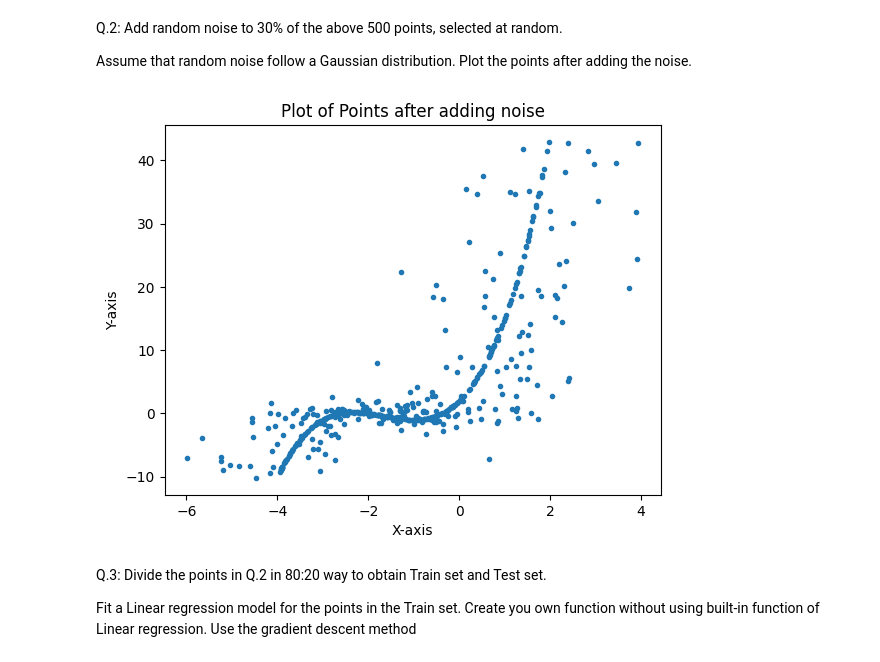
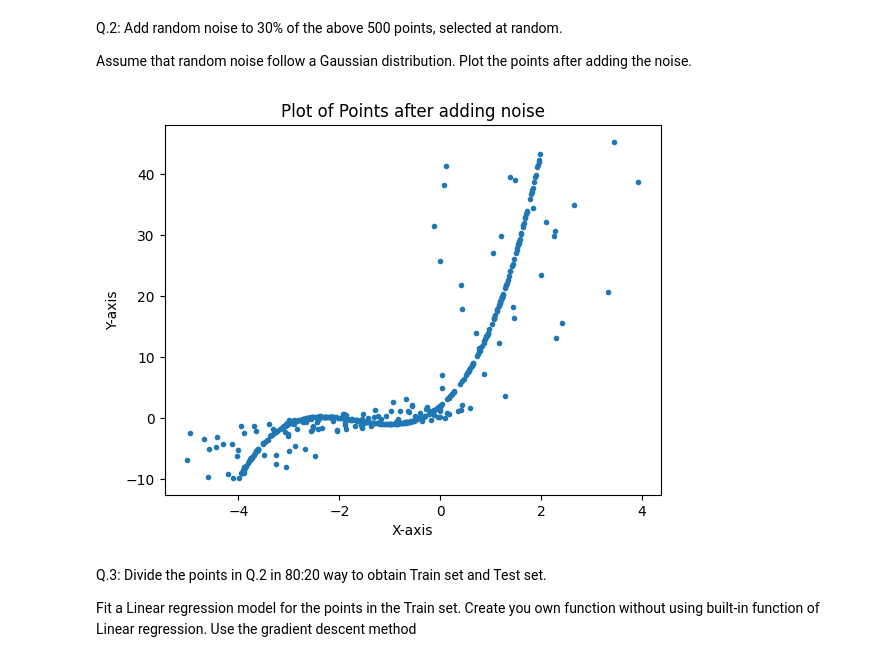
Before and after one commit to pa1kumarCSML/CourseWork, a Jupyter notebook: m220357cs_pavan_data_analytics.ipynb, the cells around one changed output. Cells and saved outputs as stored; diff of their text form; code cells hidden in the pictures.

```diff
--- a/m220357cs_pavan_data_analytics.ipynb
+++ b/m220357cs_pavan_data_analytics.ipynb
@@ -40,29 +40,30 @@ Assume that random noise follow a Gaussian distribution. Plot the points after a
 # %%
 import random
 import matplotlib.pyplot as plt
 
 
 # 30% in 500 is 150.
 
 def generateNoise(): #generates noise
     return random.gauss(0,1)
 
 def addNoise(i):
-    x_points[i] += generateNoise()
-    y_points[i] += generateNoise()
+    noise = generateNoise()
+    x_points[i] += noise
+    y_points[i] += noise
 
 indices_to_add_noise = random.sample(range(500), 150) #generate 150 random indices
 
 for index in indices_to_add_noise:
     addNoise(index)
 
 plt.plot(x_points, y_points,".")
 plt.xlabel('X-axis')
 plt.ylabel('Y-axis')
 plt.title('Plot of Points after adding noise')
 plt.show()
 # %% [output]
-[figure, old version]
+[figure, new version]
 # %% [markdown]
 Q.3: Divide the points in Q.2 in 80:20 way to obtain Train set and Test set.
 
```
Also changed, not shown: parts of 13 cells of this notebook, 1 other file.
